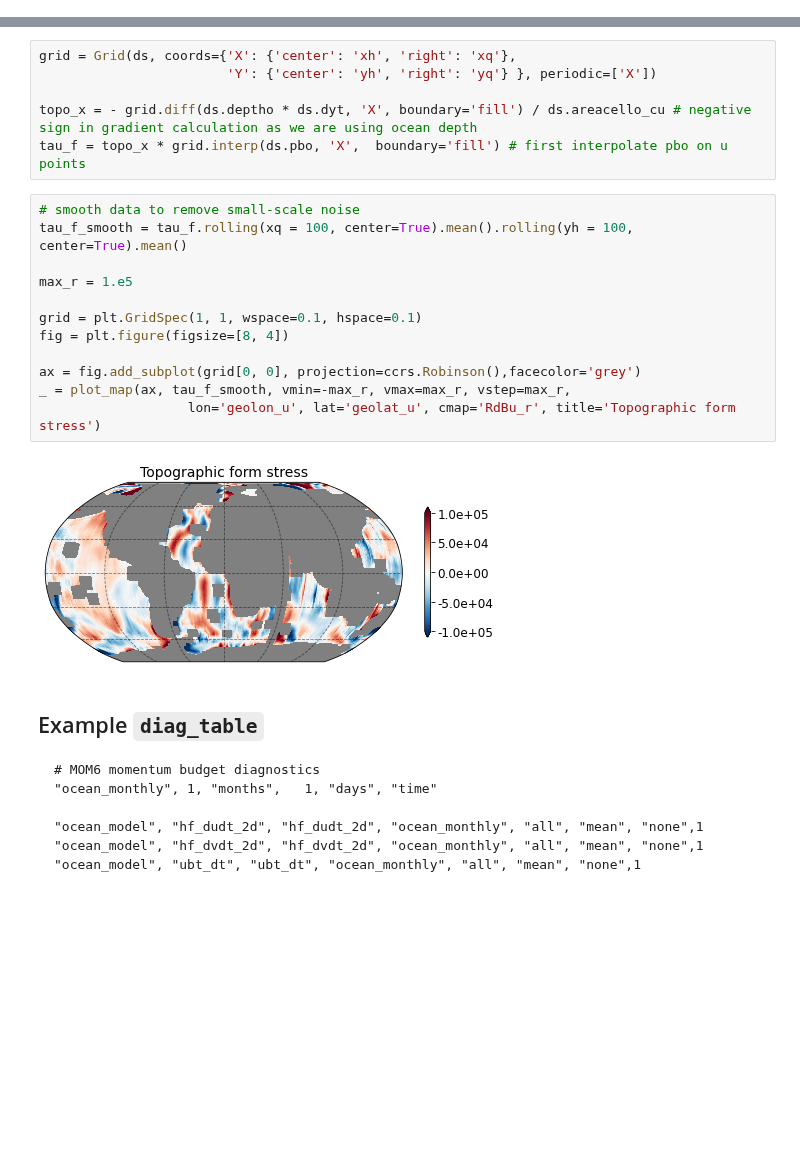
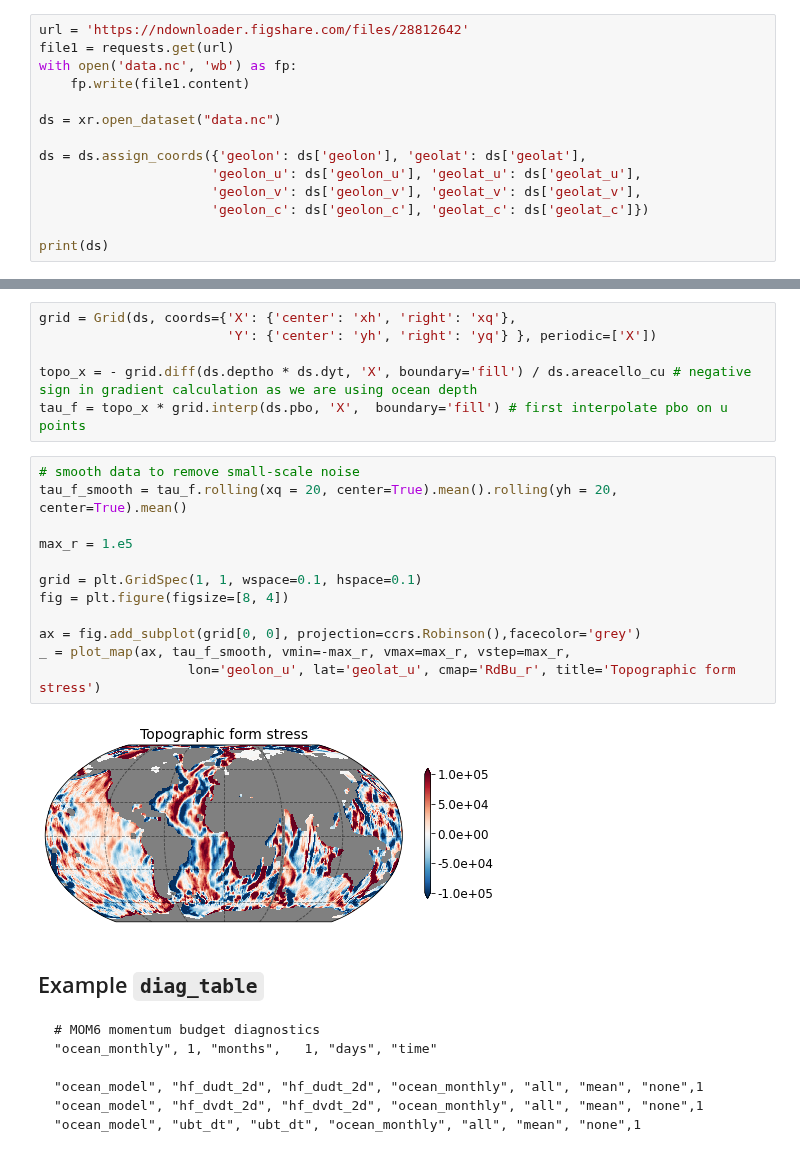
Before and after one commit to MOM6-community/MOM6-AnalysisCookbook, a Jupyter notebook: docs/notebooks/Closing_momentum_budget.ipynb, the cells around one changed output, grey strips where cells are left out. Saved outputs shown, nothing was run; the diff lists cells and outputs as text; blank space fills up the shorter version.

```diff
--- a/docs/notebooks/Closing_momentum_budget.ipynb
+++ b/docs/notebooks/Closing_momentum_budget.ipynb
@@ -192,0 +172,14 @@ Coordinates:
+# %%
+url = 'https://ndownloader.figshare.com/files/28812642'
+file1 = requests.get(url)
+with open('data.nc', 'wb') as fp:
+    fp.write(file1.content)
+
+ds = xr.open_dataset("data.nc")
+
+ds = ds.assign_coords({'geolon': ds['geolon'], 'geolat': ds['geolat'],
+                      'geolon_u': ds['geolon_u'], 'geolat_u': ds['geolat_u'],
+                      'geolon_v': ds['geolon_v'], 'geolat_v': ds['geolat_v'],
+                      'geolon_c': ds['geolon_c'], 'geolat_c': ds['geolat_c']})
+
+print(ds)
@@ -306,18 +317,18 @@ topo_x = - grid.diff(ds.deptho * ds.dyt, 'X', boundary='fill') / ds.areacello_cu
 tau_f = topo_x * grid.interp(ds.pbo, 'X',  boundary='fill') # first interpolate pbo on u points
 # %%
 # smooth data to remove small-scale noise
-tau_f_smooth = tau_f.rolling(xq = 100, center=True).mean().rolling(yh = 100, center=True).mean()
+tau_f_smooth = tau_f.rolling(xq = 20, center=True).mean().rolling(yh = 20, center=True).mean()
 
 max_r = 1.e5
 
 grid = plt.GridSpec(1, 1, wspace=0.1, hspace=0.1)
 fig = plt.figure(figsize=[8, 4])
 
 ax = fig.add_subplot(grid[0, 0], projection=ccrs.Robinson(),facecolor='grey')
 _ = plot_map(ax, tau_f_smooth, vmin=-max_r, vmax=max_r, vstep=max_r,
                    lon='geolon_u', lat='geolat_u', cmap='RdBu_r', title='Topographic form stress')
 # %% [output]
-[figure, old version]
+[figure, new version]
 # %% [markdown]
 ## Example `diag_table`
 
```
Also changed, not shown: parts of 8 cells of this notebook, 2 other files.
